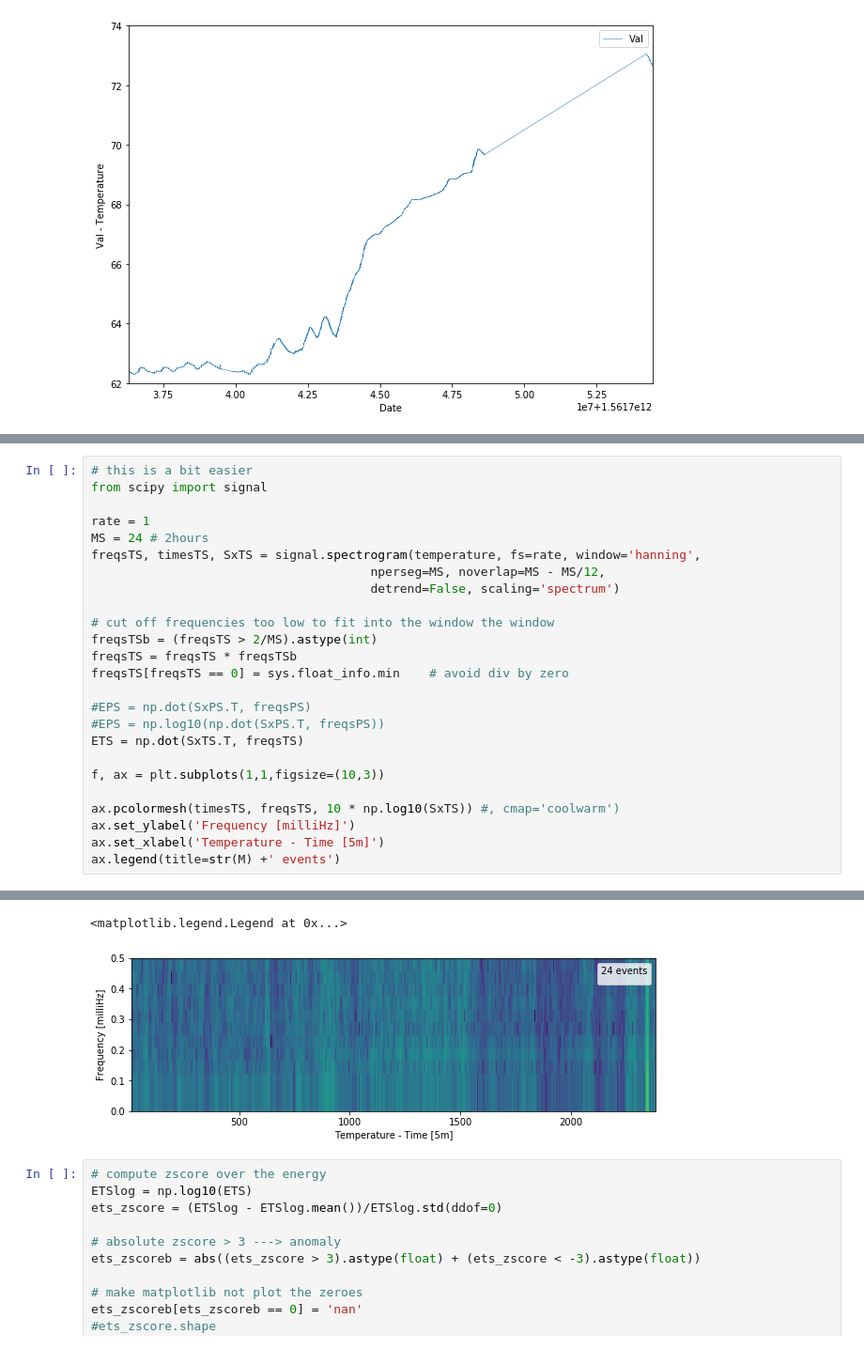
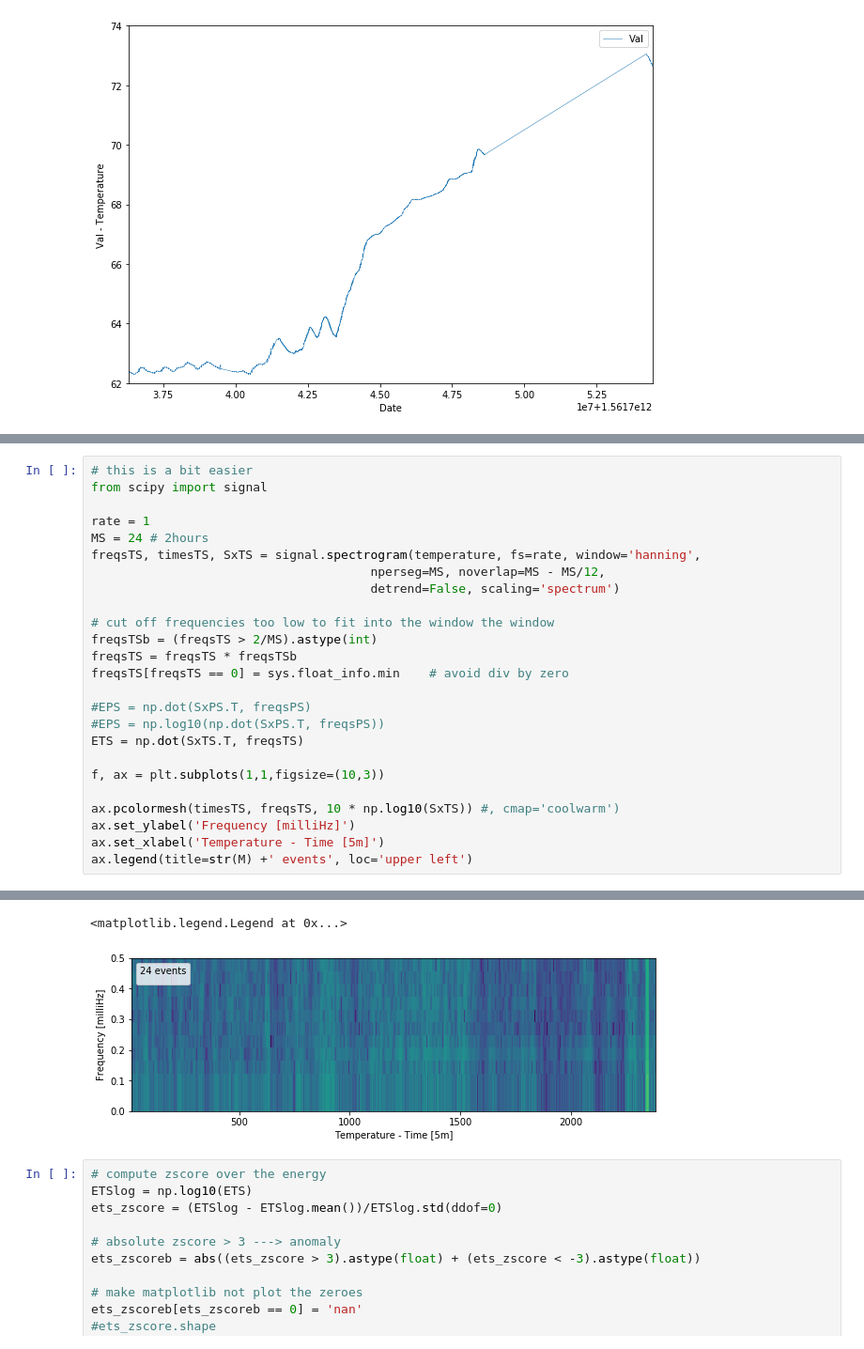
Before and after one commit to sedgewickmm18/mmfunctions, a Jupyter notebook: AnomalyLauren.ipynb, the cells around one changed output, grey strips where cells are left out. Shown at 94% size. Cells and saved outputs as stored; diff of their text form.

```diff
--- a/AnomalyLauren.ipynb
+++ b/AnomalyLauren.ipynb
@@ -207,5 +156,5 @@ f, ax = plt.subplots(1,1,figsize=(10,3))
 ax.pcolormesh(timesTS, freqsTS, 10 * np.log10(SxTS)) #, cmap='coolwarm')
 ax.set_ylabel('Frequency [milliHz]')
 ax.set_xlabel('Temperature - Time [5m]')
-ax.legend(title=str(M) +' events')
+ax.legend(title=str(M) +' events', loc='upper left')
 # %% [output]
@@ -213,5 +162,5 @@ ax.legend(title=str(M) +' events')
 <matplotlib.legend.Legend at 0x...>
-[figure, old version]
+[figure, new version]
 # %%
 # compute zscore over the energy
 ETSlog = np.log10(ETS)
```
Also changed, not shown: parts of 13 cells of this notebook, 3 other files.
